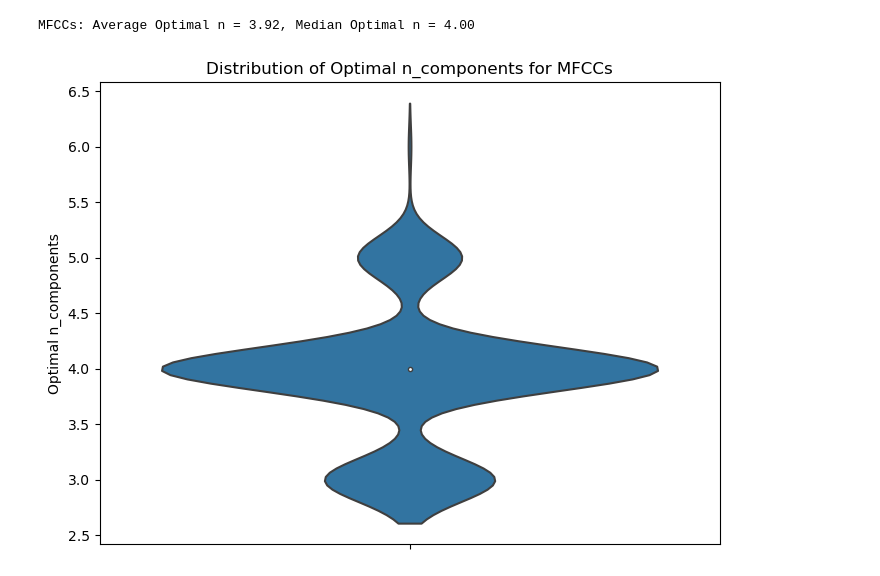
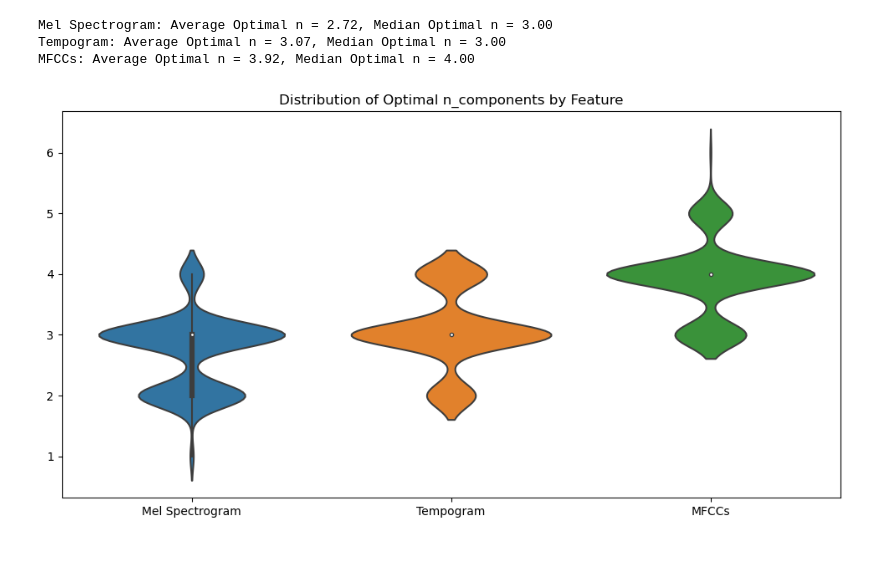
Before and after one commit to dennisvdang/chorus-detection, a Jupyter notebook: notebooks/EDA_V2.ipynb, the cells around one changed output. Saved outputs shown, nothing was run; the diff lists cells and outputs as text; code cells hidden in the pictures.

Commit message:
Update images

```diff
--- a/notebooks/EDA_V2.ipynb
+++ b/notebooks/EDA_V2.ipynb
@@ -126,53 +128,36 @@ for song_id in progress_bar:
 # %%
 # Create a DataFrame with the optimal n values for each feature and song
 data = list(zip_longest(song_ids, mel_optimal_n_list, tempogram_optimal_n_list, mfcc_optimal_n_list))
 optimal_n_df = pd.DataFrame(data, columns=['SongID', 'Mel_Optimal_n', 'Tempogram_Optimal_n', 'MFCC_Optimal_n'])
 
 # Drop rows with any missing values (None)
 optimal_n_df = optimal_n_df.dropna()
 
 # Calculate average and median optimal n for each feature
 avg_mel_optimal_n = optimal_n_df['Mel_Optimal_n'].mean()
 median_mel_optimal_n = optimal_n_df['Mel_Optimal_n'].median()
 
 avg_tempogram_optimal_n = optimal_n_df['Tempogram_Optimal_n'].mean()
 median_tempogram_optimal_n = optimal_n_df['Tempogram_Optimal_n'].median()
 
 avg_mfcc_optimal_n = optimal_n_df['MFCC_Optimal_n'].mean()
 median_mfcc_optimal_n = optimal_n_df['MFCC_Optimal_n'].median()
 
 print(f"Mel Spectrogram: Average Optimal n = {avg_mel_optimal_n:.2f}, Median Optimal n = {median_mel_optimal_n:.2f}")
 print(f"Tempogram: Average Optimal n = {avg_tempogram_optimal_n:.2f}, Median Optimal n = {median_tempogram_optimal_n:.2f}")
 print(f"MFCCs: Average Optimal n = {avg_mfcc_optimal_n:.2f}, Median Optimal n = {median_mfcc_optimal_n:.2f}")
 
 # Plot the optimal n values for each feature using a violin plot
 plt.figure(figsize=(12, 6))
 sns.violinplot(data=optimal_n_df[['Mel_Optimal_n', 'Tempogram_Optimal_n', 'MFCC_Optimal_n']])
-plt.xticks([0, 1, 2, 3], ['Mel Spectrogram', 'Tempogram', 'MFCCs'])
+plt.xticks([0, 1, 2], ['Mel Spectrogram', 'Tempogram', 'MFCCs'])
 plt.title('Distribution of Optimal n_components by Feature')
 plt.show()
+# %% [output]
+Mel Spectrogram: Average Optimal n = 2.72, Median Optimal n = 3.00
+Tempogram: Average Optimal n = 3.07, Median Optimal n = 3.00
+MFCCs: Average Optimal n = 3.92, Median Optimal n = 4.00
+[figure, added]
-# %%
-import matplotlib.pyplot as plt
-import seaborn as sns
-
-# Create a DataFrame with just the MFCC optimal n values
-mfcc_optimal_n_df = pd.DataFrame({'MFCC_Optimal_n': mfcc_optimal_n_list})
-
-# Calculate average and median optimal n for MFCCs
-avg_mfcc_optimal_n = mfcc_optimal_n_df['MFCC_Optimal_n'].mean()
-median_mfcc_optimal_n = mfcc_optimal_n_df['MFCC_Optimal_n'].median()
-
-print(f"MFCCs: Average Optimal n = {avg_mfcc_optimal_n:.2f}, Median Optimal n = {median_mfcc_optimal_n:.2f}")
-
-# Plot the optimal n values for MFCCs using a violin plot
-plt.figure(figsize=(8, 6))
-sns.violinplot(data=mfcc_optimal_n_df, y='MFCC_Optimal_n')
-plt.title('Distribution of Optimal n_components for MFCCs')
-plt.ylabel('Optimal n_components')
-plt.show()
-# %% [output]
-MFCCs: Average Optimal n = 3.92, Median Optimal n = 4.00
-[figure, removed]
 # %%
 import librosa
 import numpy as np
```
Also changed, not shown: parts of 2 cells of this notebook, 4 other files.
